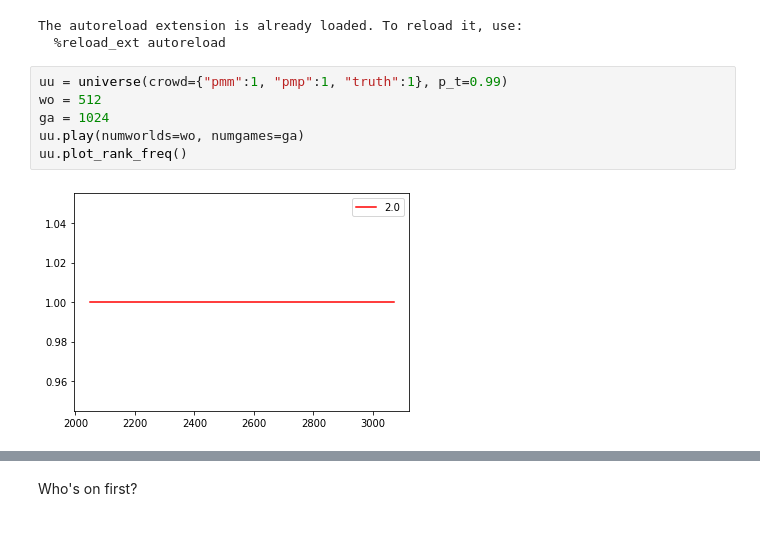
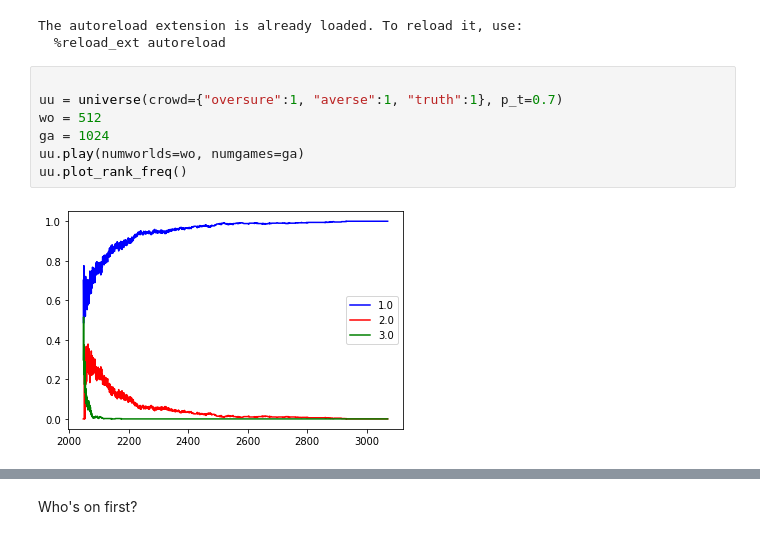
Before and after one commit to hickman-santini/chaos-season, a Jupyter notebook: myfootball.ipynb, the cells around one changed output, grey strips where cells are left out. Drawn from its saved outputs; the diff is of its cells as text.

```diff
--- a/myfootball.ipynb
+++ b/myfootball.ipynb
@@ -9,11 +9,12 @@ from numpy import random
 The autoreload extension is already loaded. To reload it, use:
   %reload_ext autoreload
 # %%
-uu = universe(crowd={"pmm":1, "pmp":1, "truth":1}, p_t=0.99)
+
+uu = universe(crowd={"oversure":1, "averse":1, "truth":1}, p_t=0.7)
 wo = 512
 ga = 1024
 uu.play(numworlds=wo, numgames=ga)
 uu.plot_rank_freq()
 # %% [output]
-[figure, old version]
+[figure, new version]
 # %%
```
Also changed, not shown: parts of 7 cells of this notebook, 2 other files.
